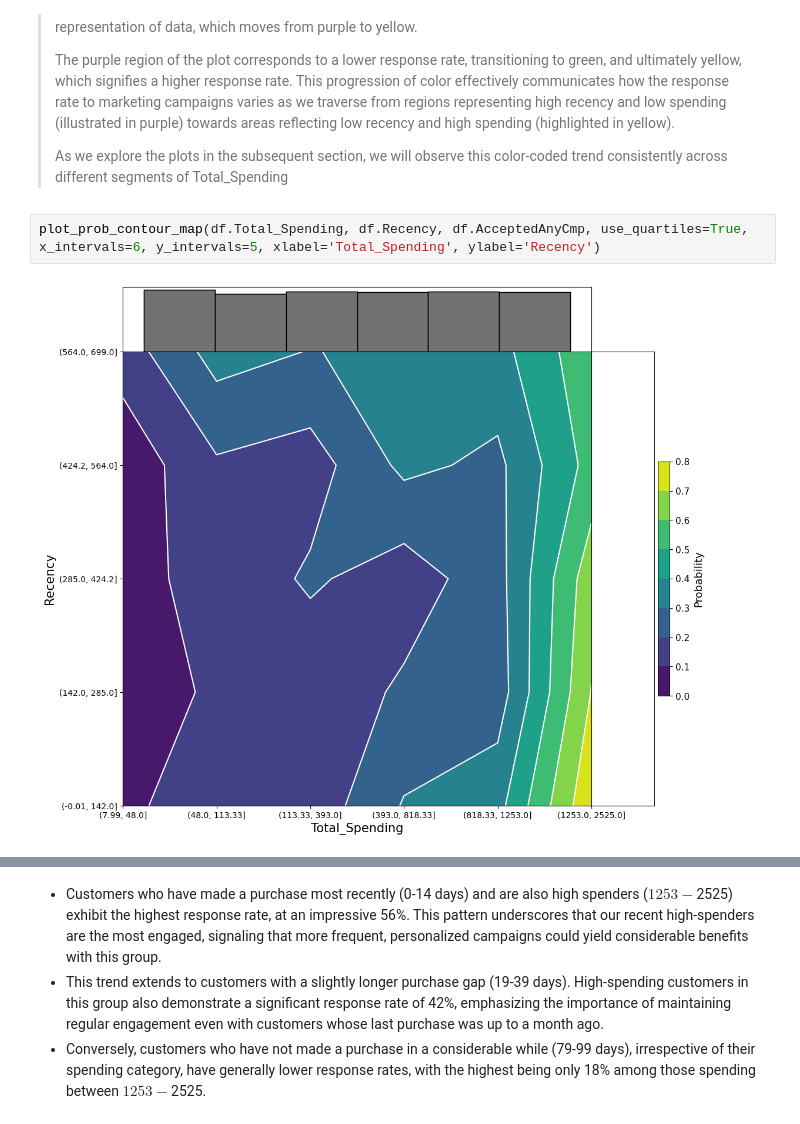
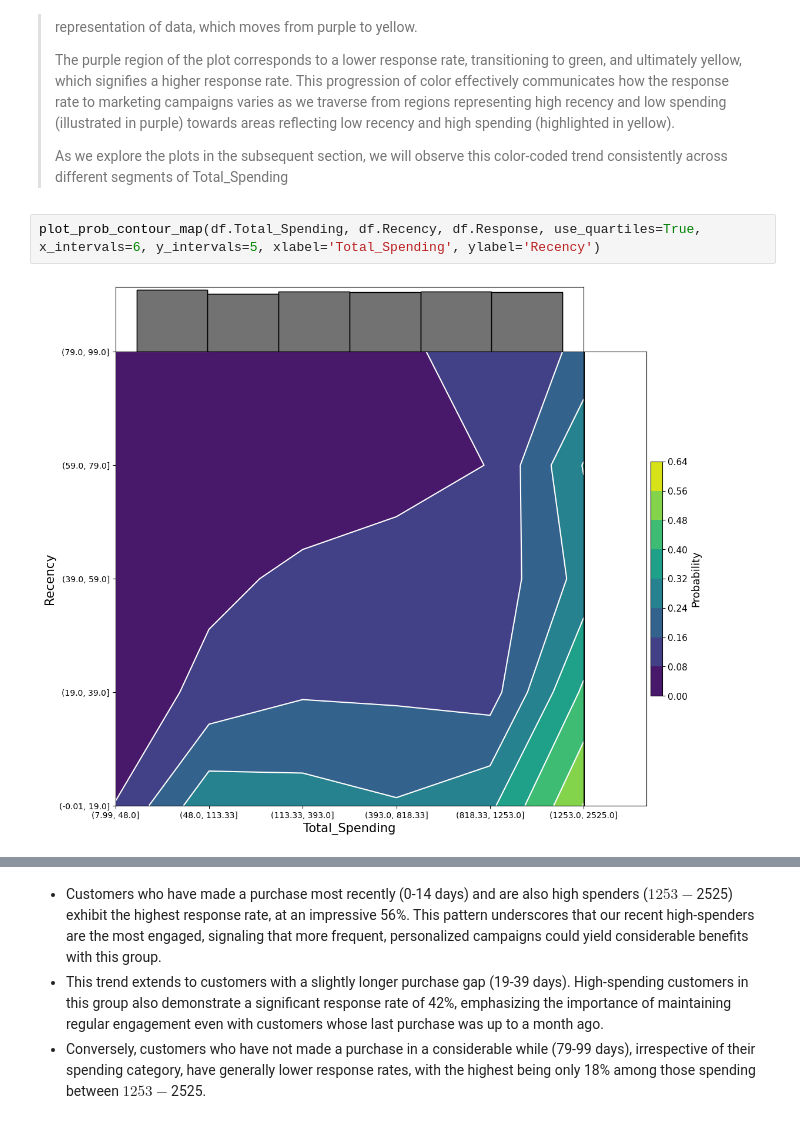
Before and after one commit to ramdhanhdy/DS_Project, a Jupyter notebook: Optimizing Customer Segmentation/RFM Analysis.ipynb, the cells around one changed output, grey strips where cells are left out. Cells and saved outputs as stored; diff of their text form.

```diff
--- a/Optimizing Customer Segmentation/RFM Analysis.ipynb
+++ b/Optimizing Customer Segmentation/RFM Analysis.ipynb
@@ -1024,8 +1027,8 @@ Contour Plot will be used to help us understand the interaction between three va
 >
 > As we explore the plots in the subsequent section, we will observe this color-coded trend consistently across different segments of Total_Spending
 # %%
-plot_prob_contour_map(df.Total_Spending, df.Recency, df.AcceptedAnyCmp, use_quartiles=True, x_intervals=6, y_intervals=5, xlabel='Total_Spending', ylabel='Recency')
+plot_prob_contour_map(df.Total_Spending, df.Recency, df.Response, use_quartiles=True, x_intervals=6, y_intervals=5, xlabel='Total_Spending', ylabel='Recency')
 # %% [output]
-[figure, old version]
+[figure, new version]
 # %%
 df['Recency_Grp'] = pd.qcut(df['Recency'], q=5, labels=None)
```
Also changed, not shown: parts of 13 cells of this notebook.
